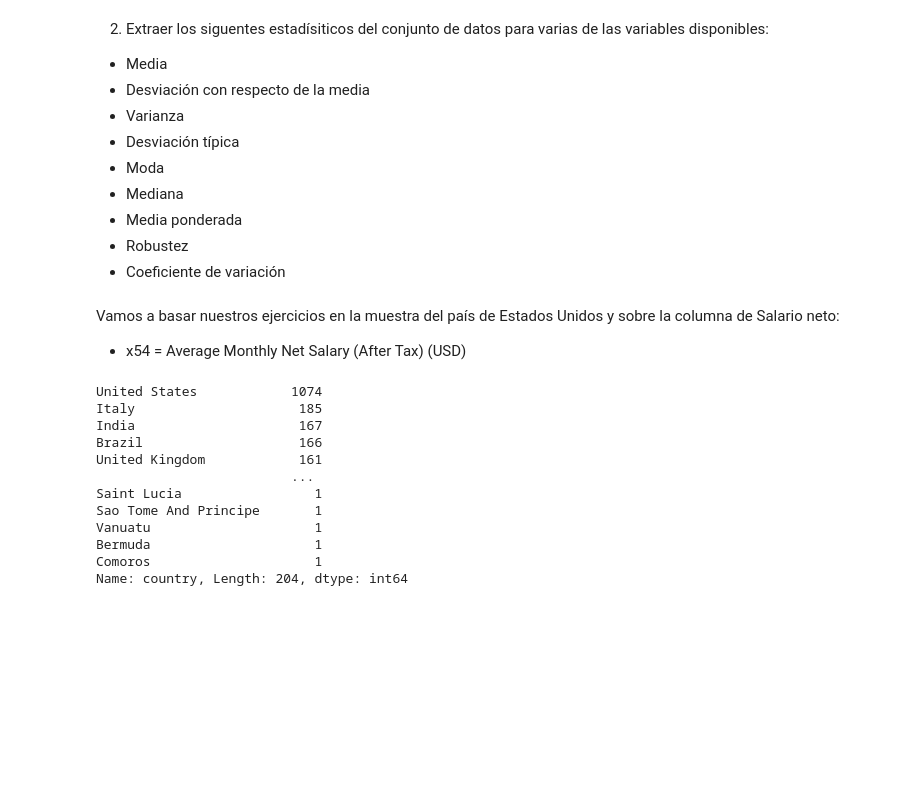
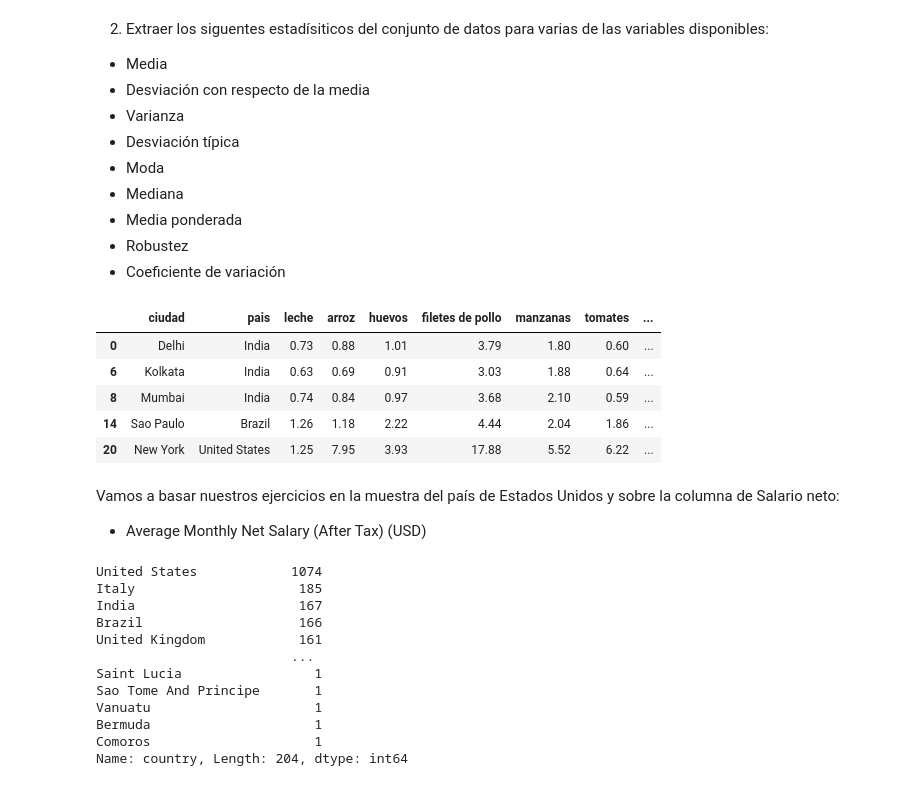
Before and after one commit to Adalab/DA-PromoC-modulo2-sprint1-VannaMina, a Jupyter notebook: ESTADISTICA/Estadística-1.ipynb, the cells around one changed output. Cells and saved outputs as stored; diff of their text form; code cells hidden in the pictures; blank space fills up the shorter version.

```diff
--- a/ESTADISTICA/Estadística-1.ipynb
+++ b/ESTADISTICA/Estadística-1.ipynb
@@ -186,3 +186,13 @@ fichero.describe()
 - Media ponderada
 - Robustez
 - Coeficiente de variación
+# %%
+# Como vemos que tenemos muchos datos vamos a reducir la tabla a unas cuantas comidas de alimentación, vivienda y sueldo y filtraremos por los 5 paises que tienen más registros en el dataset, que serán:
+# United States            1074
+# Italy                     185
+# India                     167
+# Brazil                    166
+# United Kingdom            161
+
+
+fichero_reducido = fichero[["city","country","x9", "x11", "x12", "x14", "x16", "x19", "x48", "x49", "x50", "x51", "x52", "x53", "x54"]]
@@ -189,7 +205,16 @@ fichero.describe()
+# %%
+fichero_reducido.head()
+# %% [output]
+|  | ciudad | pais | leche | arroz | huevos | filetes de pollo | manzanas | tomates | ... |
+| 0 | Delhi | India | 0.73 | 0.88 | 1.01 | 3.79 | 1.80 | 0.60 | ... |
+| 6 | Kolkata | India | 0.63 | 0.69 | 0.91 | 3.03 | 1.88 | 0.64 | ... |
+| 8 | Mumbai | India | 0.74 | 0.84 | 0.97 | 3.68 | 2.10 | 0.59 | ... |
+| 14 | Sao Paulo | Brazil | 1.26 | 1.18 | 2.22 | 4.44 | 2.04 | 1.86 | ... |
+| 20 | New York | United States | 1.25 | 7.95 | 3.93 | 17.88 | 5.52 | 6.22 | ... |
 # %% [markdown]
 Vamos a basar nuestros ejercicios en la muestra del país de Estados Unidos y sobre la columna de Salario neto:
 
-- x54	= Average Monthly Net Salary (After Tax) (USD)
+- Average Monthly Net Salary (After Tax) (USD)
 # %%
 fichero["country"].value_counts()
 #utilizamos el Value Count para elegir 5 de los paises que tienen mas registros.
```
Also changed, not shown: parts of 25 cells of this notebook, 3 other files.
